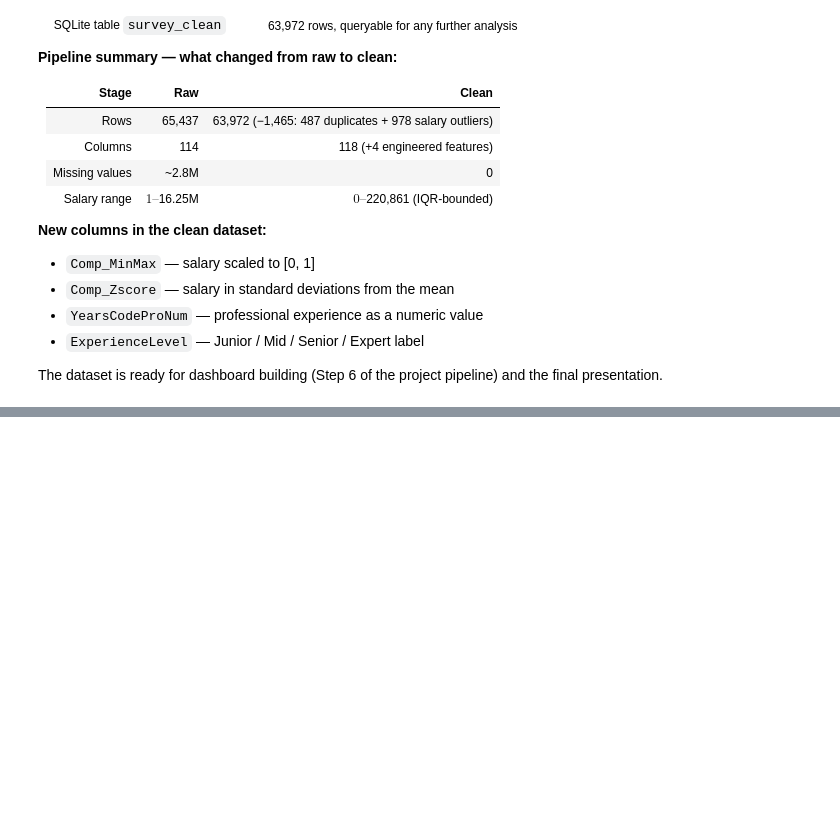
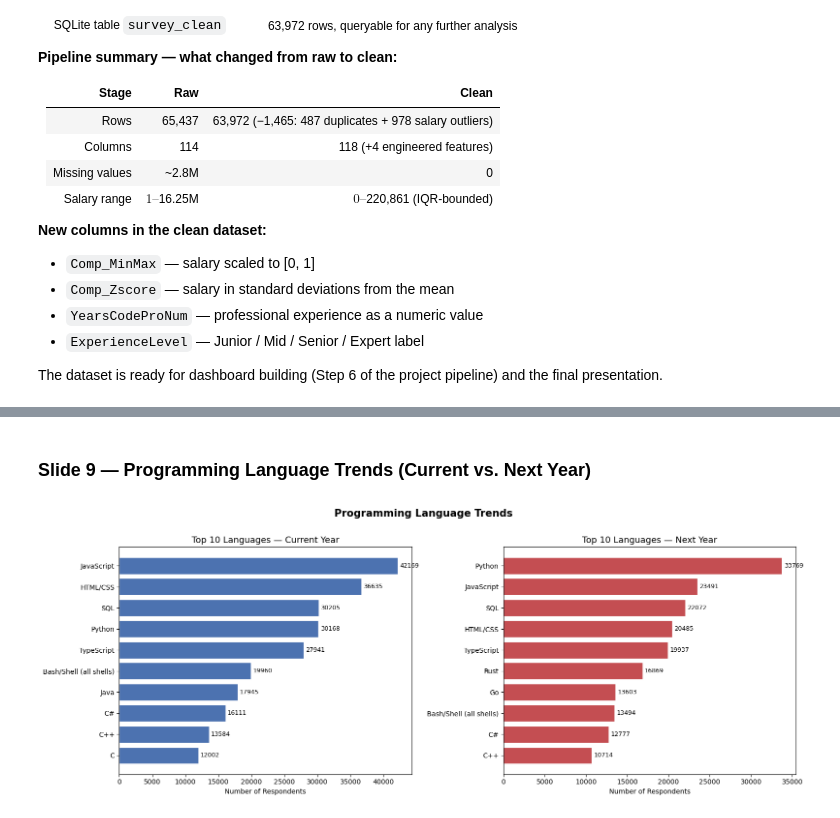
Before and after one commit to adriant25/ibm-data-analyst-capstone, a Jupyter notebook: capstone-project/Capstone_Survey_Analysis.ipynb, the cells around one changed output, grey strips where cells are left out. Cells and saved outputs as stored; diff of their text form; code cells hidden in the pictures; blank space fills up the shorter version.

```diff
--- a/capstone-project/Capstone_Survey_Analysis.ipynb
+++ b/capstone-project/Capstone_Survey_Analysis.ipynb
@@ -606,0 +611,21 @@ The dataset is ready for dashboard building (Step 6 of the project pipeline) and
+# %% [markdown]
+### Slide 9 — Programming Language Trends (Current vs. Next Year)
+# %%
+# Horizontal bar chosen over pie: 10 categories — pie gets too cluttered
+fig, axes = plt.subplots(1, 2, figsize=(16, 6))
+
+for ax, col, title, color in [
+    (axes[0], "LanguageHaveWorkedWith",  "Top 10 Languages — Current Year", "#4C72B0"),
+    (axes[1], "LanguageWantToWorkWith",  "Top 10 Languages — Next Year",    "#C44E52"),
+]:
+    top = top_technologies(df_clean, col, n=10).sort_values("count")
+    ax.barh(top[col], top["count"], color=color, edgecolor="white")
+    ax.set_title(title, fontsize=13)
+    ax.set_xlabel("Number of Respondents")
+    ax.bar_label(ax.containers[0], padding=3, fontsize=9)
+
+plt.suptitle("Programming Language Trends", fontsize=15, fontweight="bold", y=1.01)
+plt.tight_layout()
+plt.show()
+# %% [output]
+[figure, added]
```
Also changed, not shown: parts of 8 cells of this notebook.
